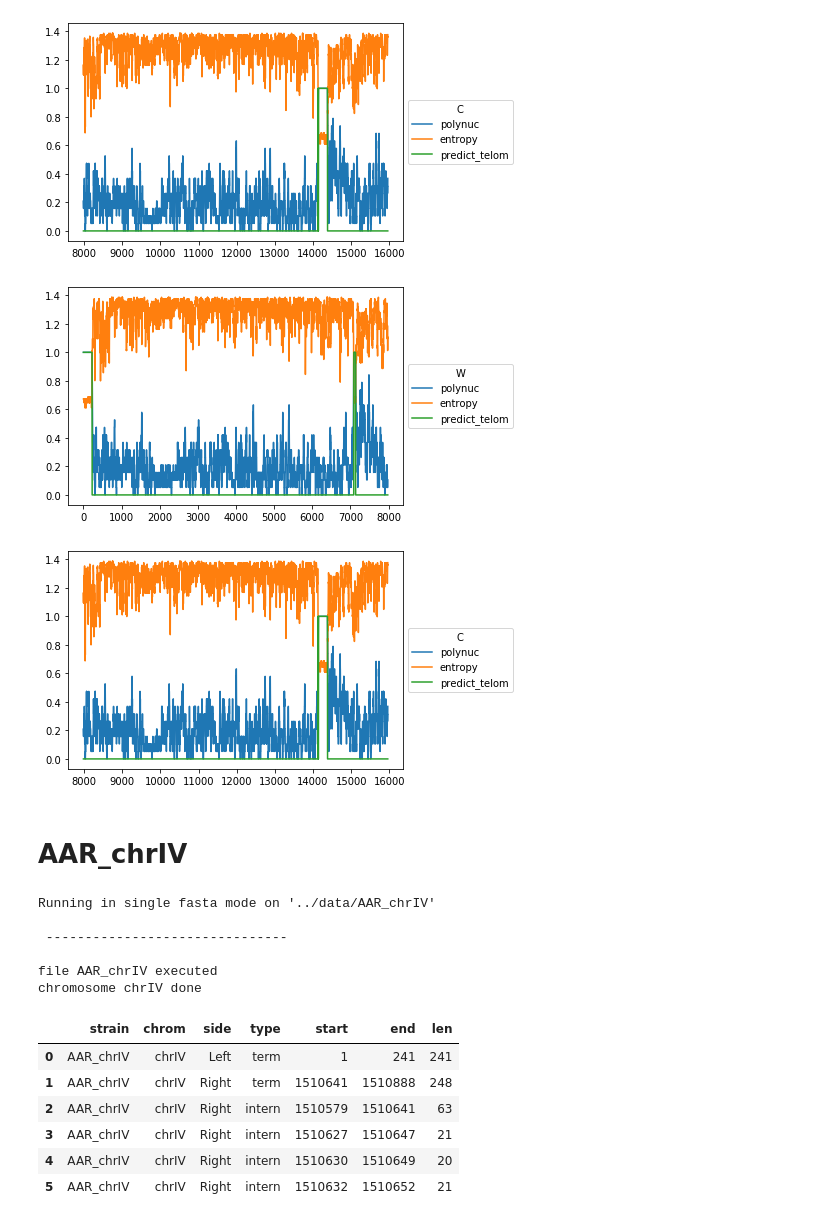
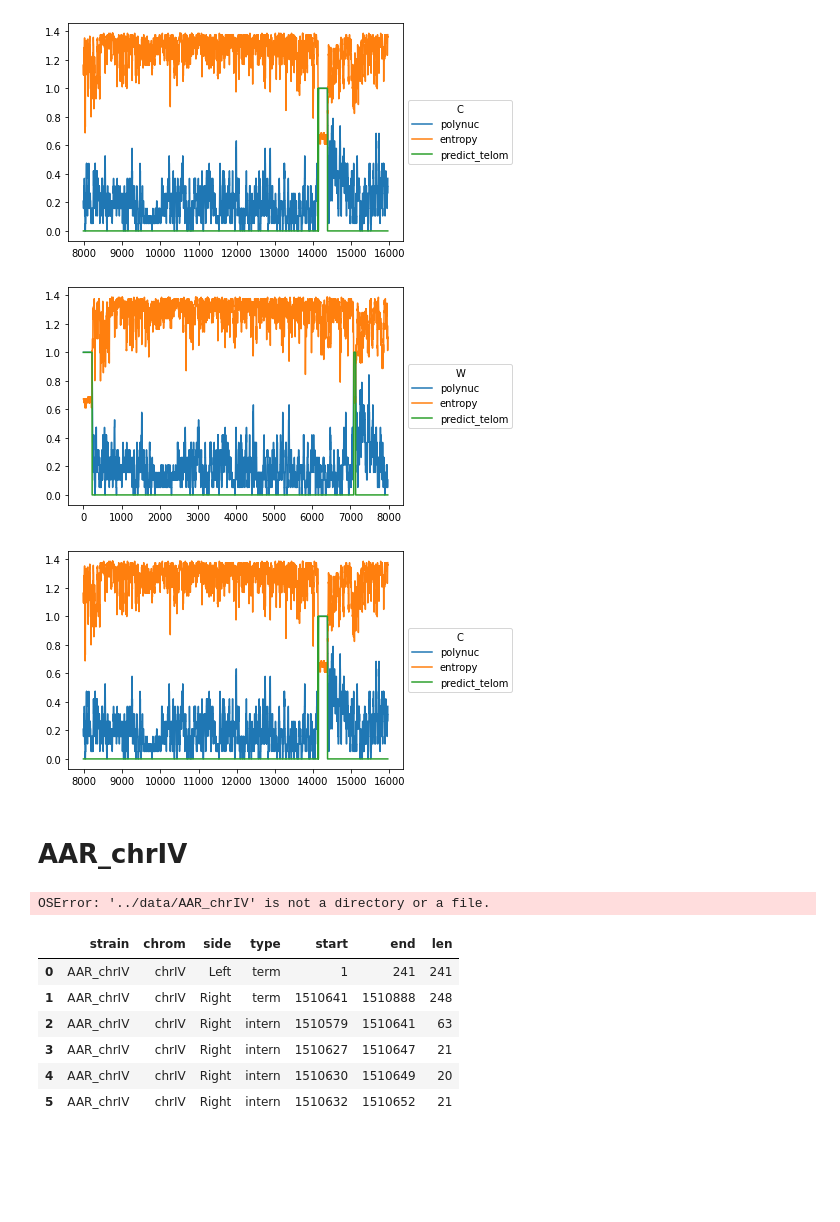
Before and after one commit to GillesFischerSorbonne/telofinder, a Jupyter notebook: telofinder/python_script/telofinder.ipynb, the cells around one changed output. Saved outputs shown, nothing was run; the diff lists cells and outputs as text; code cells hidden in the pictures; blank space fills up the shorter version.

```diff
--- a/telofinder/python_script/telofinder.ipynb
+++ b/telofinder/python_script/telofinder.ipynb
@@ -19,7 +19,7 @@ The autoreload extension is already loaded. To reload it, use:
 # %% [markdown]
 # AFH_chrI
 # %%
-df, telo_df, telo_df_merged  = tf.run_telofinder("../data/AFH_chrI.fasta", 0.8, 0.8, 8000, 4)
+df, telo_df, telo_df_merged  = run_telofinder("../data/AFH_chrI.fasta", 0.8, 0.8, 8000, 4, "out.csv")
 # %% [output]
 Running in single fasta mode on '../data/AFH_chrI.fasta'
 
@@ -105,22 +105,18 @@ for strand in ["W", "C"]:
 # %% [output]
 [figure]
 [figure]
-# %%
-atl.plot_telom(df_res)
-# %% [output]
-[figure, removed]
-[figure, removed]
+# %%
+from telofinder.plotting import plot_telom
+plot_telom(df_res)
+# %% [output]
+[figure, added]
+[figure, added]
 # %% [markdown]
 # AAR_chrIV
 # %%
-df, telo_df, telo_df_merged  = atl.run_telofinder("../data/AAR_chrIV", 0.8, 0.8, 20000)
+df, telo_df, telo_df_merged  = run_telofinder("../data/AAR_chrIV", 0.8, 0.8, 20000, 4, "out2.csv")
 # %% [output]
-Running in single fasta mode on '../data/AAR_chrIV'
-
- -------------------------------
-
-file AAR_chrIV executed
-chromosome chrIV done
+OSError: '../data/AAR_chrIV' is not a directory or a file.
 # %%
 telo_df
 # %% [output]
```
Also changed, not shown: parts of 7 cells of this notebook, 1 other file.
